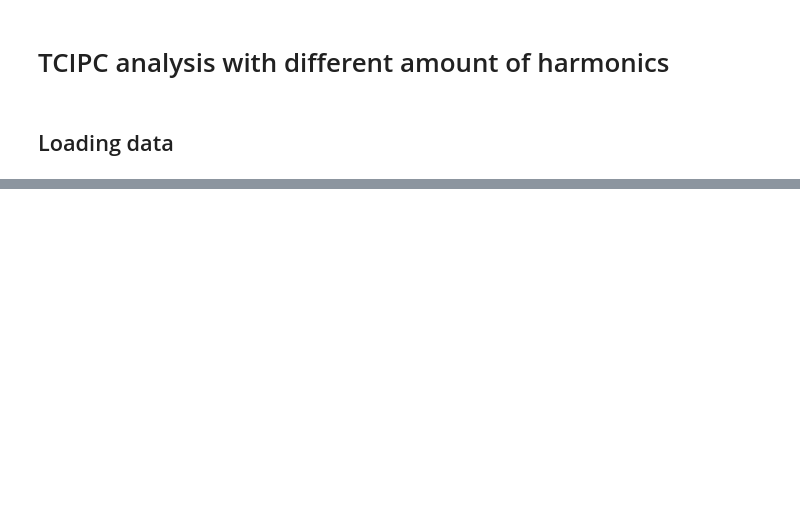
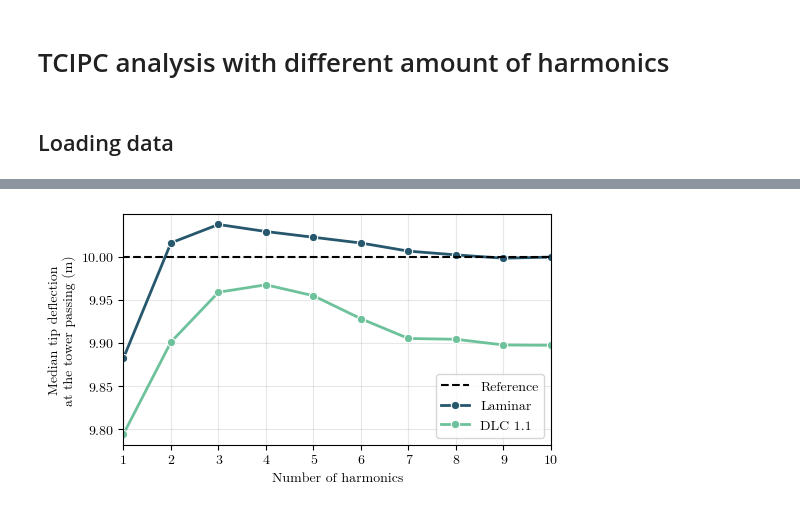
Before and after one commit to jesseishi/Tower-clearance-co-design, a Jupyter notebook: scripts/design_of_experiments/analyze_nharmonics.ipynb, the cells around one changed output, grey strips where cells are left out. Drawn from its saved outputs; the diff is of its cells as text; code cells hidden in the pictures; blank space fills up the shorter version.

```diff
--- a/scripts/design_of_experiments/analyze_nharmonics.ipynb
+++ b/scripts/design_of_experiments/analyze_nharmonics.ipynb
@@ -254,0 +274,54 @@ df
+# %%
+# Plot median tip deflection for each nHarmonics value
+fig, ax = plt.subplots(figsize=(5.4, 3))
+
+# Calculate medians for each log separately
+median_data = []
+for log_name in df_plot["log_name"].unique():
+    df_log = df_plot[df_plot["log_name"] == log_name]
+    for nharmonics in sorted(df_log["nHarmonics"].unique()):
+        values = df_log[df_log["nHarmonics"] == nharmonics]["TipDxc1"]
+        median_value = np.median(values)
+        median_data.append(
+            {"nHarmonics": nharmonics, "median": median_value, "log_name": log_name}
+        )
+
+df_medians = pd.DataFrame(median_data)
+
+nharmonics_range = df_medians["nHarmonics"].unique()
+plt.hlines(
+    [10],
+    min(nharmonics_range) - 0.5,
+    max(nharmonics_range) + 0.5,
+    "k",
+    "--",
+    label="Reference",
+    zorder=10,
+)
+
+# Plot median lines with hue
+sns.lineplot(
+    data=df_medians,
+    x="nHarmonics",
+    y="median",
+    hue="log_name",
+    marker="o",
+    linewidth=2,
+    markersize=6,
+    ax=ax,
+    # cmap=cm.batlow,
+)
+
+# Add reference line
+plt.legend()
+
+ax.set_xlabel("Number of harmonics")
+ax.set_ylabel("Median tip deflection\nat the tower passing (m)")
+ax.grid(alpha=0.3)
+ax.set_xlim(1, 10)
+# ax.set_ylim(6, 13)
+plt.tight_layout()
+
+plt.savefig("figures/nHarmonics.pdf")
+# %% [output]
+[figure, added]
```
Also changed, not shown: parts of 13 cells of this notebook, 4 other files.
